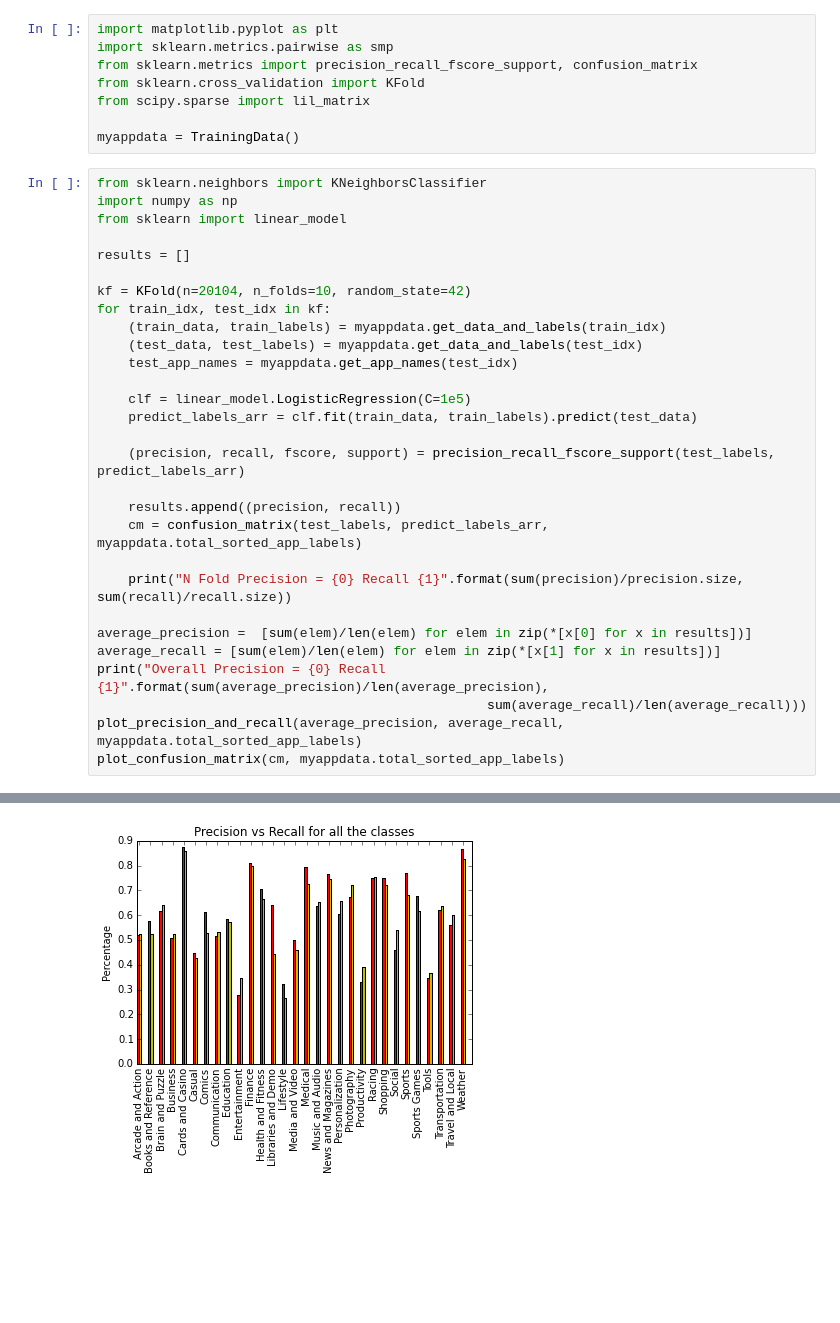
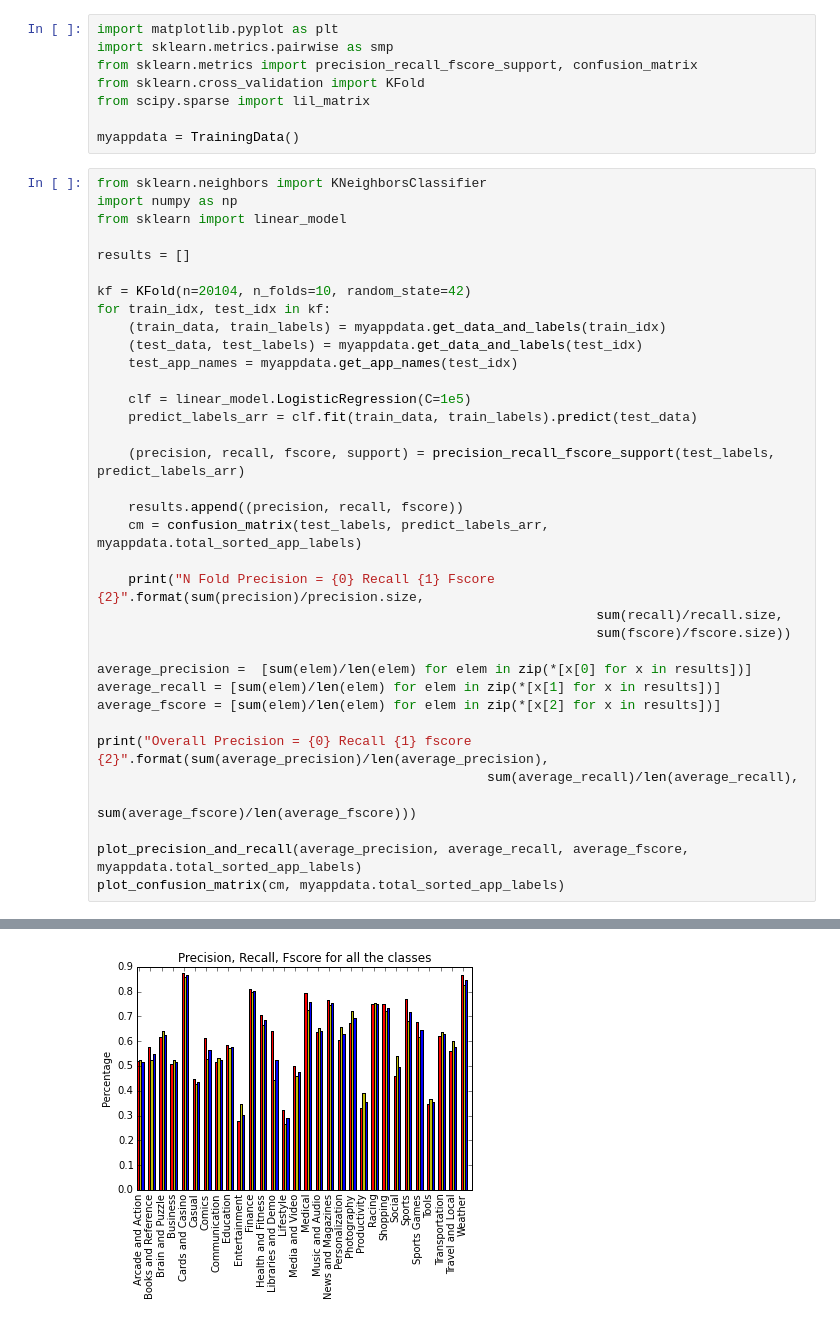
Before and after one commit to piyushchauhan2011/datamining, a Jupyter notebook: LogisticRegression.ipynb, the cells around one changed output, grey strips where cells are left out. Saved outputs shown, nothing was run; the diff lists cells and outputs as text; blank space fills up the shorter version.

Commit message:
Logistic Regression with fscore

```diff
--- a/LogisticRegression.ipynb
+++ b/LogisticRegression.ipynb
@@ -33,15 +35,21 @@ for train_idx, test_idx in kf:
 
     (precision, recall, fscore, support) = precision_recall_fscore_support(test_labels, predict_labels_arr)
 
-    results.append((precision, recall))
+    results.append((precision, recall, fscore))
     cm = confusion_matrix(test_labels, predict_labels_arr, myappdata.total_sorted_app_labels)
 
-    print("N Fold Precision = {0} Recall {1}".format(sum(precision)/precision.size, sum(recall)/recall.size))
+    print("N Fold Precision = {0} Recall {1} Fscore {2}".format(sum(precision)/precision.size,
+                                                                sum(recall)/recall.size,
+                                                                sum(fscore)/fscore.size))
 
 average_precision =  [sum(elem)/len(elem) for elem in zip(*[x[0] for x in results])]
 average_recall = [sum(elem)/len(elem) for elem in zip(*[x[1] for x in results])]
-print("Overall Precision = {0} Recall {1}".format(sum(average_precision)/len(average_precision),
-                                                  sum(average_recall)/len(average_recall)))
-plot_precision_and_recall(average_precision, average_recall, myappdata.total_sorted_app_labels)
+average_fscore = [sum(elem)/len(elem) for elem in zip(*[x[2] for x in results])]
+
+print("Overall Precision = {0} Recall {1} fscore {2}".format(sum(average_precision)/len(average_precision),
+                                                  sum(average_recall)/len(average_recall),
+                                                    sum(average_fscore)/len(average_fscore)))
+
+plot_precision_and_recall(average_precision, average_recall, average_fscore, myappdata.total_sorted_app_labels)
 plot_confusion_matrix(cm, myappdata.total_sorted_app_labels)
 # %% [output]
@@ -59,2 +67,2 @@ Overall Precision = 0.604639152293 Recall 0.592195062779
-[figure, old version]
+[figure, new version]
 [figure]
```
Also changed, not shown: parts of 2 cells of this notebook.
